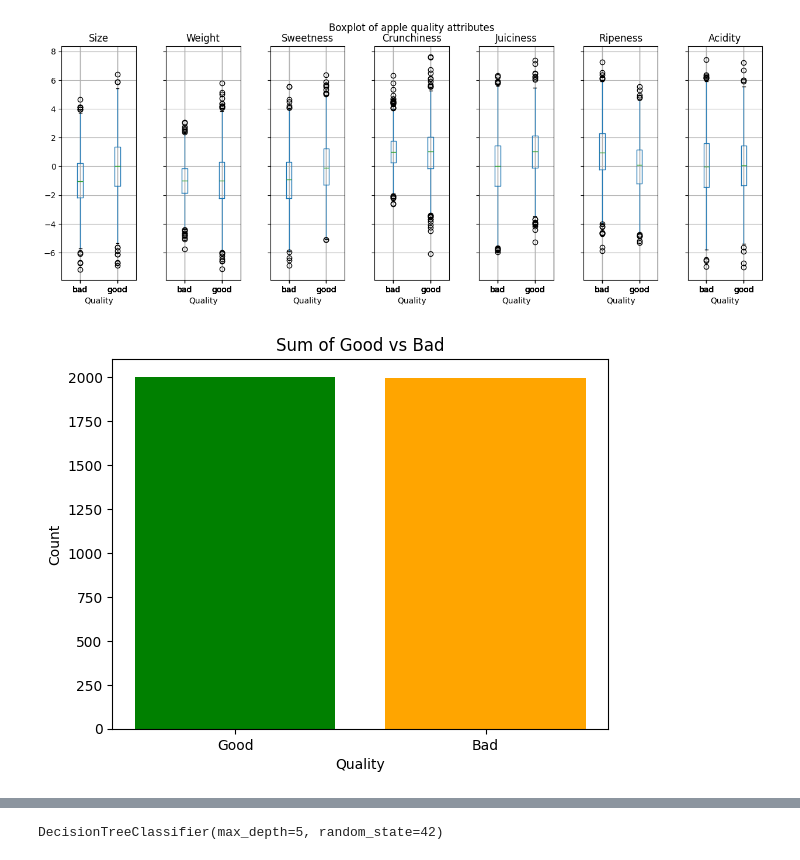
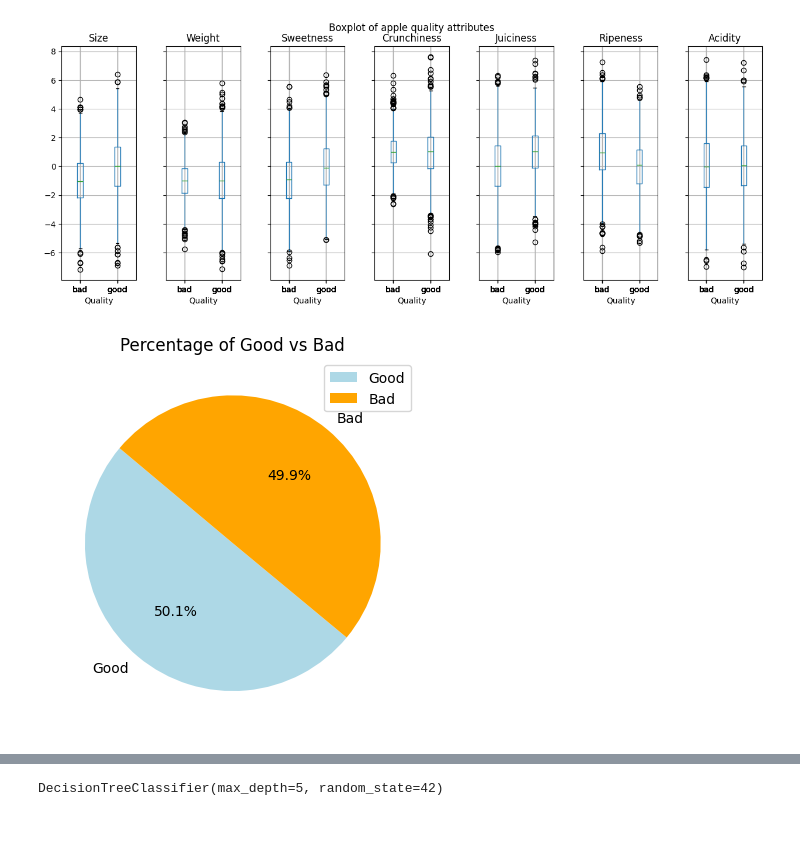
Before and after one commit to timonoessler/DataExplorationProject, a Jupyter notebook: src/Data_explo.ipynb, the cells around one changed output, grey strips where cells are left out. Drawn from its saved outputs; the diff is of its cells as text; code cells hidden in the pictures; blank space fills up the shorter version.

```diff
--- a/src/Data_explo.ipynb
+++ b/src/Data_explo.ipynb
@@ -172,19 +178,25 @@ plt.show()
 [figure]
 # %%
 # Calculate the sum of "good" and "bad" values
-
 good_count = df[df['Quality'] == 'good'].shape[0]
 bad_count = df[df['Quality'] == 'bad'].shape[0]
+total_count = good_count + bad_count
 
-# Create a bar chart
-plt.bar(['Good', 'Bad'], [good_count, bad_count], color=['green', 'orange'])
+# Calculate percentages
+good_percentage = good_count / total_count * 100
+bad_percentage = bad_count / total_count * 100
 
-# Add labels and title
-plt.xlabel('Quality')
-plt.ylabel('Count')
-plt.title('Sum of Good vs Bad')
+# Create a pie chart
+labels = ['Good', 'Bad']
+sizes = [good_percentage, bad_percentage]
+colors = ['lightblue', 'orange']
+plt.pie(sizes, labels=labels, colors=colors, autopct='%1.1f%%', startangle=140)
+
+# Add title and legend
+plt.title('Percentage of Good vs Bad')
+plt.legend(labels, loc="best")
 
 # Display the chart
 plt.show()
 # %% [output]
-[figure, old version]
+[figure, new version]
```
Also changed, not shown: parts of 18 cells of this notebook.
